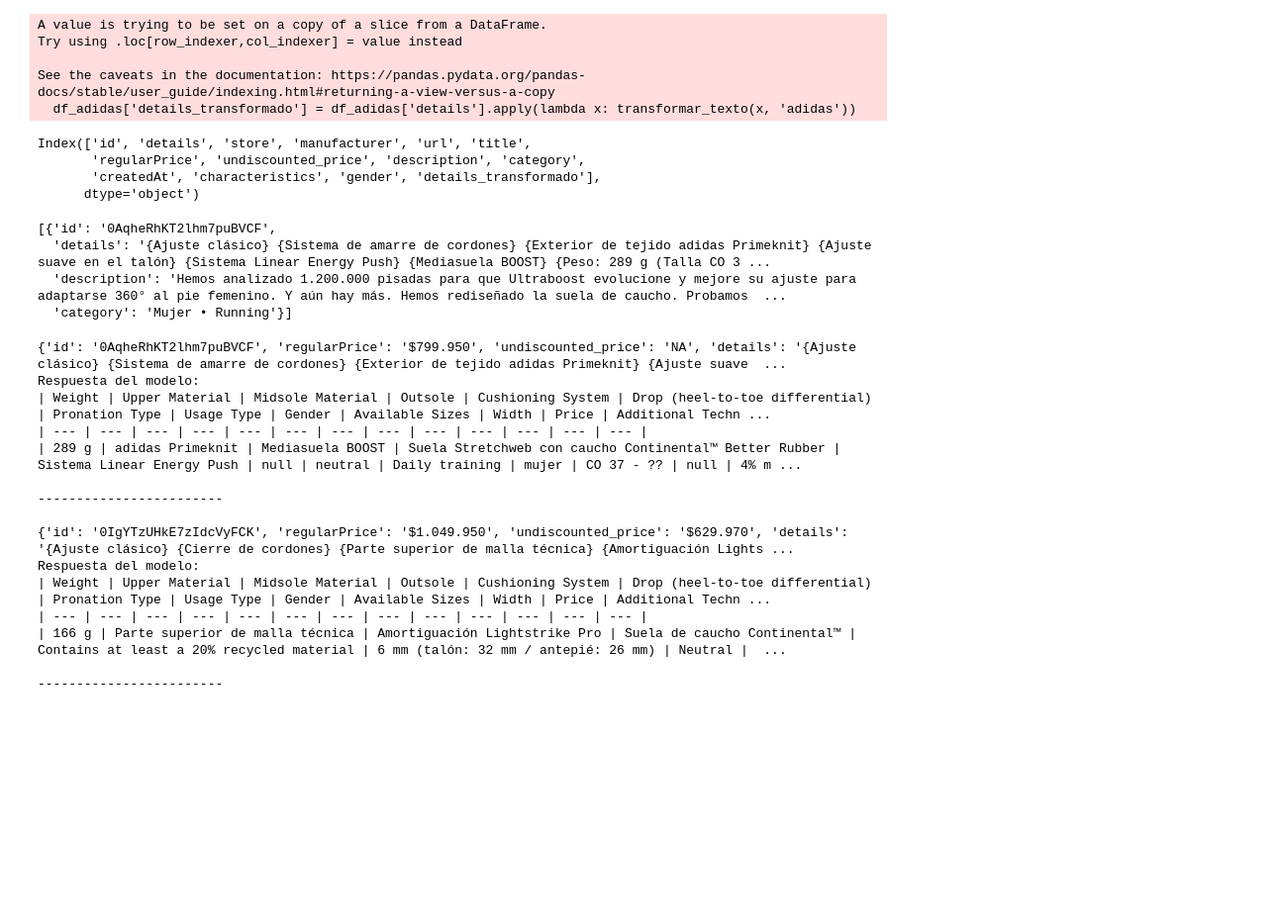
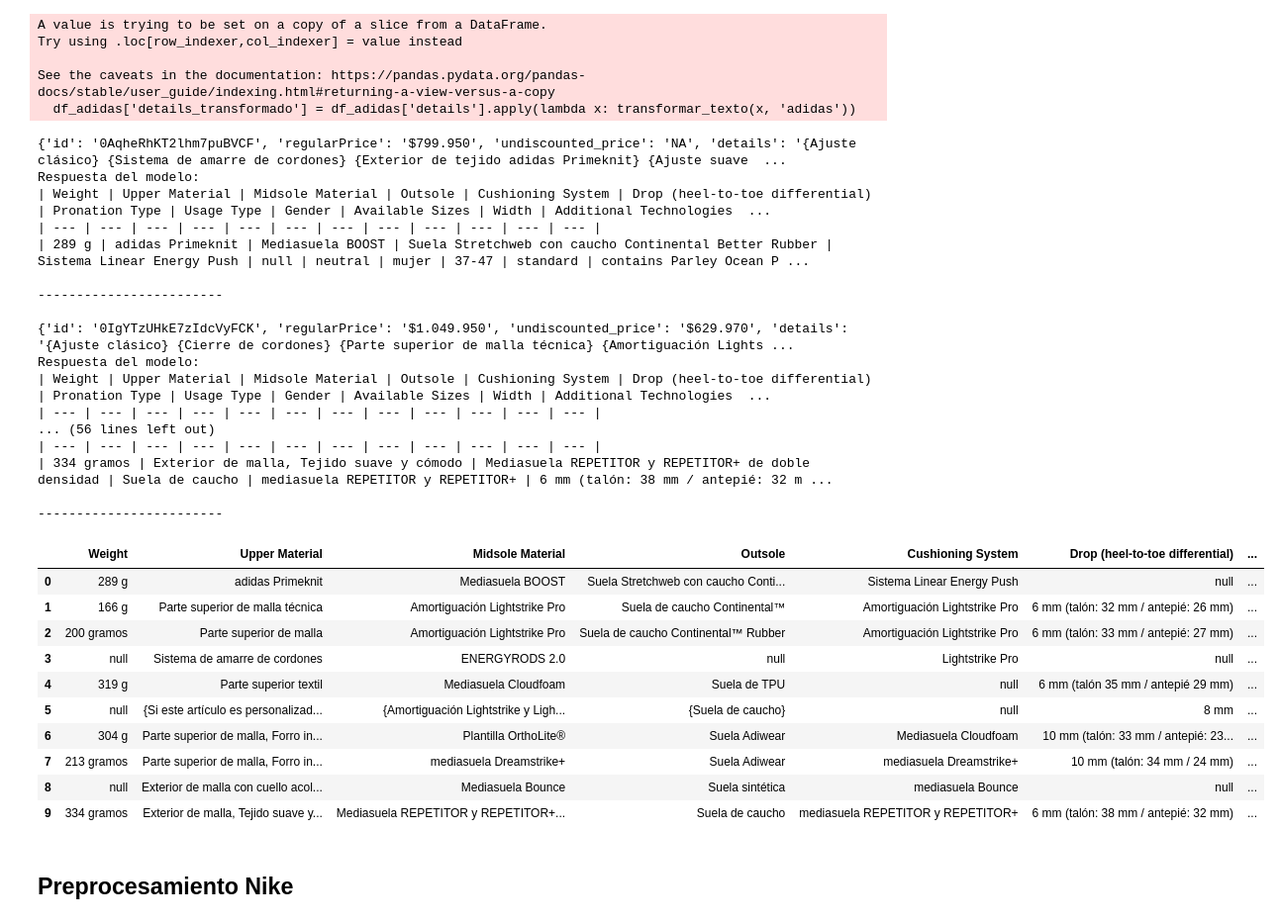
Before and after one commit to JesusDCA22/Grupo-2_Proyecto-Aplicado-Phishing, a Jupyter notebook: Notebooks/preprocessing.ipynb, the cells around one changed output. Shown at 99% size. Drawn from its saved outputs; the diff is of its cells as text; code cells hidden in the pictures; blank space fills up the shorter version.

Commit message:
preprocessiong nike and nr

```diff
--- a/Notebooks/preprocessing.ipynb
+++ b/Notebooks/preprocessing.ipynb
@@ -50,7 +52,6 @@ labels_with_definitions = [
     ("Gender", "Indicates whether the shoe is designed for men, women, or is a unisex model, considering anatomical and sizing differences."),
     ("Available Sizes", "Specifies the range of sizes in which the shoe is offered, ensuring the runner can find a suitable fit."),
     ("Width", "Some brands offer different widths (narrow, standard, wide) to accommodate various foot shapes."),
-    ("Price", "Provides the cost of the shoe, a determining factor in purchasing decisions."),
     ("Additional Technologies", "Includes special features such as waterproofing, reflectivity, customized fit systems, or stability elements that enhance the shoe's functionality."),
 ]
 # %% [markdown]
@@ -272,13 +380,6 @@ Try using .loc[row_indexer,col_indexer] = value instead
 
 See the caveats in the documentation: https://pandas.pydata.org/pandas-docs/stable/user_guide/indexing.html#returning-a-view-versus-a-copy
   df_adidas['details_transformado'] = df_adidas['details'].apply(lambda x: transformar_texto(x, 'adidas'))
-# %%
-df_adidas.columns
-# %% [output]
-Index(['id', 'details', 'store', 'manufacturer', 'url', 'title',
-       'regularPrice', 'undiscounted_price', 'description', 'category',
-       'createdAt', 'characteristics', 'gender', 'details_transformado'],
-      dtype='object')
 # %%
 # Crear un diccionario con las llaves deseadas desde todo el DataFrame
 productos = [
@@ -288,21 +389,15 @@ productos = [
         "undiscounted_price": row["undiscounted_price"],
         "details": row['details_transformado'],
         "description": row['description'],
-        "category": row['category']
+        "category": row['category'],
+        "characteristics": row['characteristics']
     }
     for _, row in df_adidas.iterrows()  # Recorre todo el DataFrame
     if row['details_transformado'] != '{}'  # Filtra donde los detalles no estén vacíos
 ]
-# %%
-productos[1:2]
-# %% [output]
-[{'id': '0AqheRhKT2lhm7puBVCF',
-  'details': '{Ajuste clásico} {Sistema de amarre de cordones} {Exterior de tejido adidas Primeknit} {Ajuste suave en el talón} {Sistema Linear Energy Push} {Mediasuela BOOST} {Peso: 289 g (Talla CO 3 ...
-  'description': 'Hemos analizado 1.200.000 pisadas para que Ultraboost evolucione y mejore su ajuste para adaptarse 360° al pie femenino. Y aún hay más. Hemos rediseñado la suela de caucho. Probamos  ...
-  'category': 'Mujer • Running'}]
 # %%
 dfs = []
-for producto in productos:
+for producto in productos[1:10]:
     prompt = generate_prompt_ollama(producto, labels_with_definitions)
     respuesta = obtener_respuesta_ollama(prompt)
     print(producto)
@@ -312,10 +407,13 @@ for producto in productos:
     df = procesar_respuesta(respuesta["message"]["content"], labels_with_definitions)
     if df is not None:
         attribute_columns = df.columns[:-3]
-        dfs = []
         df['id'] = producto['id']
         df['regularPrice'] = producto['regularPrice']
         df['undiscounted_price'] = producto['undiscounted_price']
+        df["details"] = producto['details']
+        df["description"] = producto['description']
+        df["category"] = producto['category']
+        df["characteristics"] = producto['characteristics']
         df = df[~df[attribute_columns].eq('---').all(axis=1)]
         df = df.dropna(how='all')
         dfs.append(df)
@@ -325,17 +423,19 @@ for producto in productos:
 # %% [output]
 {'id': '0AqheRhKT2lhm7puBVCF', 'regularPrice': '$799.950', 'undiscounted_price': 'NA', 'details': '{Ajuste clásico} {Sistema de amarre de cordones} {Exterior de tejido adidas Primeknit} {Ajuste suave  ...
 Respuesta del modelo:
-| Weight | Upper Material | Midsole Material | Outsole | Cushioning System | Drop (heel-to-toe differential) | Pronation Type | Usage Type | Gender | Available Sizes | Width | Price | Additional Techn ...
-| --- | --- | --- | --- | --- | --- | --- | --- | --- | --- | --- | --- | --- |
-| 289 g | adidas Primeknit | Mediasuela BOOST | Suela Stretchweb con caucho Continental™ Better Rubber | Sistema Linear Energy Push | null | neutral | Daily training | mujer | CO 37 - ?? | null | 4% m ...
+| Weight | Upper Material | Midsole Material | Outsole | Cushioning System | Drop (heel-to-toe differential) | Pronation Type | Usage Type | Gender | Available Sizes | Width | Additional Technologies  ...
+| --- | --- | --- | --- | --- | --- | --- | --- | --- | --- | --- | --- |
+| 289 g | adidas Primeknit | Mediasuela BOOST | Suela Stretchweb con caucho Continental Better Rubber | Sistema Linear Energy Push | null | neutral | mujer | 37-47 | standard | contains Parley Ocean P ...
 
 ------------------------
 
 {'id': '0IgYTzUHkE7zIdcVyFCK', 'regularPrice': '$1.049.950', 'undiscounted_price': '$629.970', 'details': '{Ajuste clásico} {Cierre de cordones} {Parte superior de malla técnica} {Amortiguación Lights ...
 Respuesta del modelo:
-| Weight | Upper Material | Midsole Material | Outsole | Cushioning System | Drop (heel-to-toe differential) | Pronation Type | Usage Type | Gender | Available Sizes | Width | Price | Additional Techn ...
-| --- | --- | --- | --- | --- | --- | --- | --- | --- | --- | --- | --- | --- |
-| 166 g | Parte superior de malla técnica | Amortiguación Lightstrike Pro | Suela de caucho Continental™ | Contains at least a 20% recycled material | 6 mm (talón: 32 mm / antepié: 26 mm) | Neutral |  ...
+| Weight | Upper Material | Midsole Material | Outsole | Cushioning System | Drop (heel-to-toe differential) | Pronation Type | Usage Type | Gender | Available Sizes | Width | Additional Technologies  ...
+| --- | --- | --- | --- | --- | --- | --- | --- | --- | --- | --- | --- |
+... (56 lines left out)
+| --- | --- | --- | --- | --- | --- | --- | --- | --- | --- | --- | --- |
+| 334 gramos | Exterior de malla, Tejido suave y cómodo | Mediasuela REPETITOR y REPETITOR+ de doble densidad | Suela de caucho | mediasuela REPETITOR y REPETITOR+ | 6 mm (talón: 38 mm / antepié: 32 m ...
 
 ------------------------
 # %%
@@ -343,4 +443,18 @@ if dfs:
     df_total = pd.concat(dfs, ignore_index=True)
 else:
     print("No se pudo crear el DataFrame total.")
+# %%
+df_total
+# %% [output]
+|  | Weight | Upper Material | Midsole Material | Outsole | Cushioning System | Drop (heel-to-toe differential) | ... |
+| 0 | 289 g | adidas Primeknit | Mediasuela BOOST | Suela Stretchweb con caucho Conti... | Sistema Linear Energy Push | null | ... |
+| 1 | 166 g | Parte superior de malla técnica | Amortiguación Lightstrike Pro | Suela de caucho Continental™ | Amortiguación Lightstrike Pro | 6 mm (talón: 32 mm / antepié: 26 mm) | ... |
+| 2 | 200 gramos | Parte superior de malla | Amortiguación Lightstrike Pro | Suela de caucho Continental™ Rubber | Amortiguación Lightstrike Pro | 6 mm (talón: 33 mm / antepié: 27 mm) | ... |
+| 3 | null | Sistema de amarre de cordones | ENERGYRODS 2.0 | null | Lightstrike Pro | null | ... |
+| 4 | 319 g | Parte superior textil | Mediasuela Cloudfoam | Suela de TPU | null | 6 mm (talón 35 mm / antepié 29 mm) | ... |
+| 5 | null | {Si este artículo es personalizad... | {Amortiguación Lightstrike y Ligh... | {Suela de caucho} | null | 8 mm | ... |
+| 6 | 304 g | Parte superior de malla, Forro in... | Plantilla OrthoLite® | Suela Adiwear | Mediasuela Cloudfoam | 10 mm (talón: 33 mm / antepié: 23... | ... |
+| 7 | 213 gramos | Parte superior de malla, Forro in... | mediasuela Dreamstrike+ | Suela Adiwear | mediasuela Dreamstrike+ | 10 mm (talón: 34 mm / 24 mm) | ... |
+| 8 | null | Exterior de malla con cuello acol... | Mediasuela Bounce | Suela sintética | mediasuela Bounce | null | ... |
+| 9 | 334 gramos | Exterior de malla, Tejido suave y... | Mediasuela REPETITOR y REPETITOR+... | Suela de caucho | mediasuela REPETITOR y REPETITOR+ | 6 mm (talón: 38 mm / antepié: 32 mm) | ... |
 # %%
@@ -348 +462,3 @@ output_path = "../src/comparative_analysis/database/adidas_etiquetado.xlsx"
 df_total.to_excel(output_path, index=False)
+# %% [markdown]
+## Preprocesamiento Nike
```
Also changed, not shown: parts of 11 cells of this notebook.
